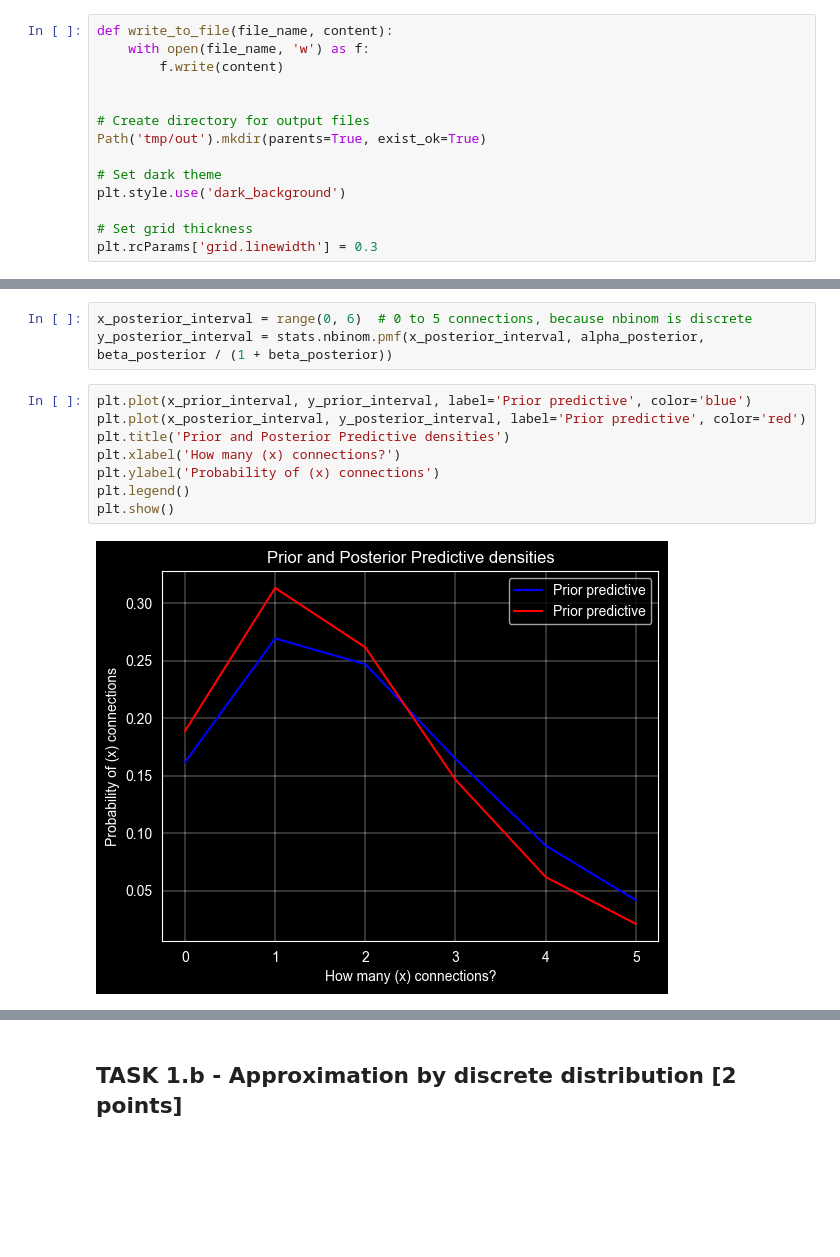
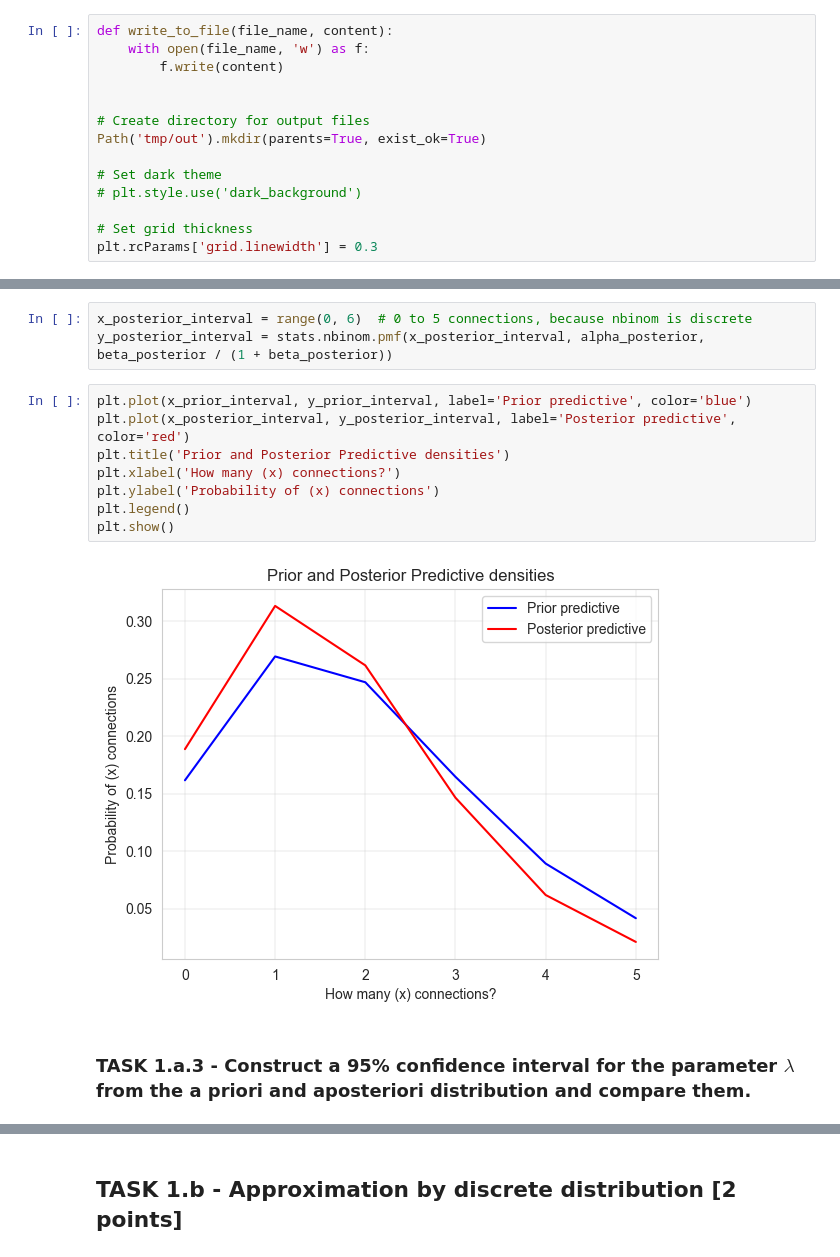
Before and after one commit to zdeneklapes/msp-project2, a Jupyter notebook: xlapes02.ipynb, the cells around one changed output, grey strips where cells are left out. Cells and saved outputs as stored; diff of their text form; blank space fills up the shorter version.

```diff
--- a/xlapes02.ipynb
+++ b/xlapes02.ipynb
@@ -31,7 +31,7 @@ def write_to_file(file_name, content):
 Path('tmp/out').mkdir(parents=True, exist_ok=True)
 
 # Set dark theme
-plt.style.use('dark_background')
+# plt.style.use('dark_background')
 
 # Set grid thickness
 plt.rcParams['grid.linewidth'] = 0.3
@@ -128,12 +128,14 @@ x_posterior_interval = range(0, 6)  # 0 to 5 connections, because nbinom is disc
 y_posterior_interval = stats.nbinom.pmf(x_posterior_interval, alpha_posterior, beta_posterior / (1 + beta_posterior))
 # %%
 plt.plot(x_prior_interval, y_prior_interval, label='Prior predictive', color='blue')
-plt.plot(x_posterior_interval, y_posterior_interval, label='Prior predictive', color='red')
+plt.plot(x_posterior_interval, y_posterior_interval, label='Posterior predictive', color='red')
 plt.title('Prior and Posterior Predictive densities')
 plt.xlabel('How many (x) connections?')
 plt.ylabel('Probability of (x) connections')
 plt.legend()
 plt.show()
 # %% [output]
-[figure, old version]
+[figure, new version]
+# %% [markdown]
+### TASK 1.a.3 - Construct a 95% confidence interval for the parameter $\lambda$ from the a priori and aposteriori distribution and compare them.
 # %%
```
Also changed, not shown: parts of 25 cells of this notebook, 1 other file.
